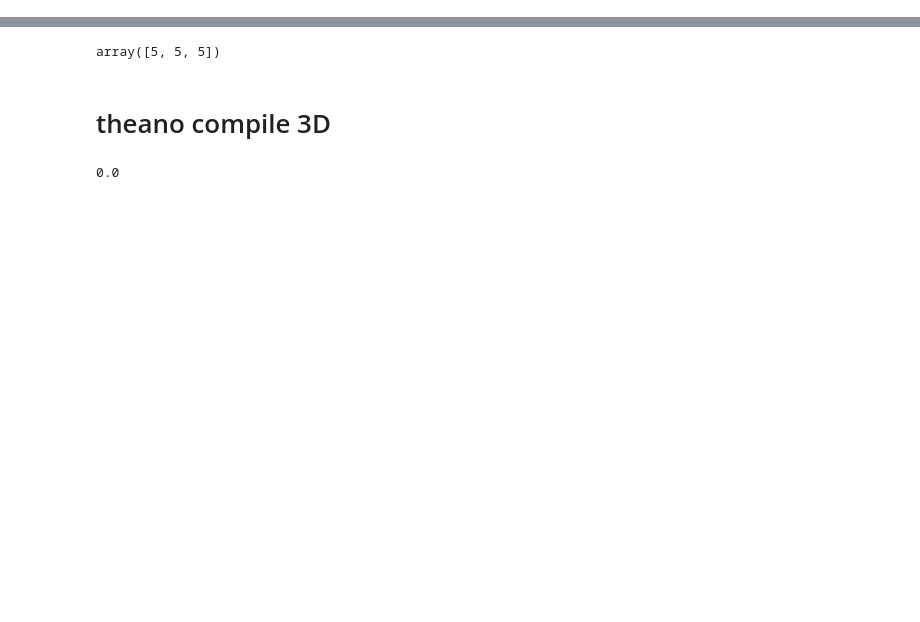
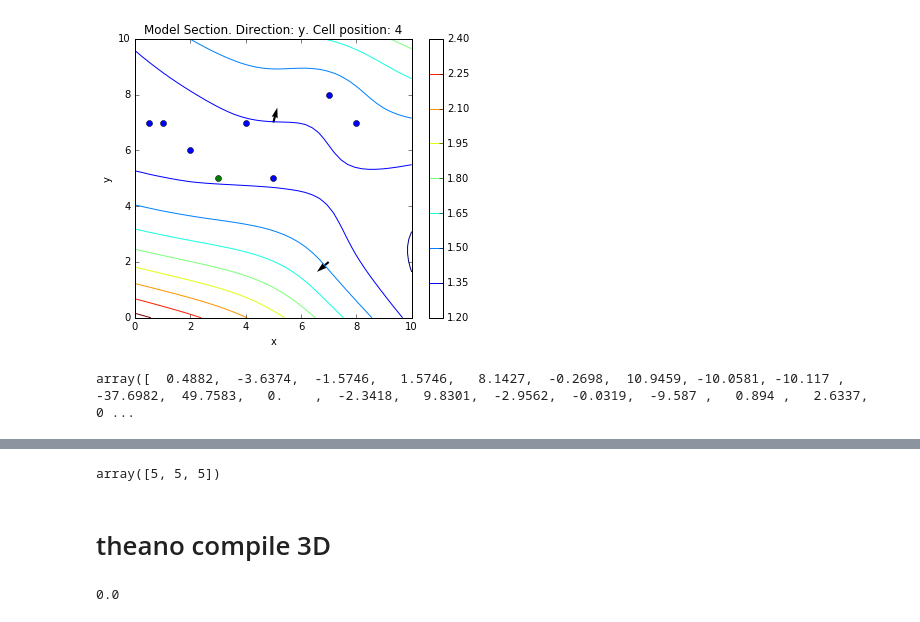
Before and after one commit to Leguark/GeMpy, a Jupyter notebook: Prototype Notebook/Geothealler big function 3D-Testing-degree0.ipynb, the cells around one changed output, grey strips where cells are left out. Saved outputs shown, nothing was run; the diff lists cells and outputs as text; code cells hidden in the pictures; blank space fills up the shorter version.

```diff
--- a/Prototype Notebook/Geothealler big function 3D-Testing-degree0.ipynb
+++ b/Prototype Notebook/Geothealler big function 3D-Testing-degree0.ipynb
@@ -1 +1,29 @@
+# %%
+import importlib
+import theano.tensor as T
+import sys, os
+sys.path.append("/home/bl3/PycharmProjects/GeMpy/GeMpy")
+sys.path.append("/home/bl3/PycharmProjects/GeMpy/pygeomod/pygeomod")
+import GeoMig
+#import geogrid
+#importlib.reload(GeoMig)
+importlib.reload(GeoMig)
+
+
+import numpy as np
+%matplotlib inline
+os.environ['CUDA_LAUNCH_BLOCKING'] = '1'
+np.set_printoptions(precision = 4, linewidth= 300, suppress =  True)
+from mpl_toolkits.mplot3d import axes3d
+import matplotlib.pyplot as plt
+from matplotlib import cm
+
+
+test = GeoMig.Interpolator(c_o = 17*17/14/3, range_var = 17, nugget_effect= 0.01, u_grade = 9
+                          )
+test.set_extent(0,10,0,10,0,10)
+test.set_resolutions(40,10,40)
+test.create_regular_grid_3D()
+test.theano_compilation_3D();
+#test.theano_set_3D_nugget_degree0()
 # %%
@@ -55,3 +60,23 @@ type(dips_angles)
 #test.G_x,test.G_y,test.G_z = test.interpolate(test.dips,dips_angles,
 #                                              azimuths,polarity, rest, ref)[-3:]
 rest, ref;
+# %%
+par2 = 1/(7.5**2)
+w = 1/7.5
+test.potential_field = test.interpolate(dips,dips_angles,azimuths,polarity, rest, ref,
+par2, w, 1)[0].reshape(40,10,40)
+test.potential_field = np.swapaxes(test.potential_field,0,1)
+
+test.azimuths = azimuths
+test.dips_angles = dips_angles
+test.polarity = polarity
+test.dips = dips.astype("float64")
+test.calculate_gradient()
+test.plot_potential_field_2D(direction="y", cell_pos = 4, figsize = (6.2,5), colorbar = True)
+# %% [output]
+[figure, added]
+# %%
+test.interpolate(dips,dips_angles,azimuths,polarity, rest, ref,
+par2, w, 1)[2][:,0]
+# %% [output]
+array([  0.4882,  -3.6374,  -1.5746,   1.5746,   8.1427,  -0.2698,  10.9459, -10.0581, -10.117 , -37.6982,  49.7583,   0.    ,  -2.3418,   9.8301,  -2.9562,  -0.0319,  -9.587 ,   0.894 ,   2.6337,   0 ...
```
Also changed, not shown: parts of 6 cells of this notebook, 2 other files.
